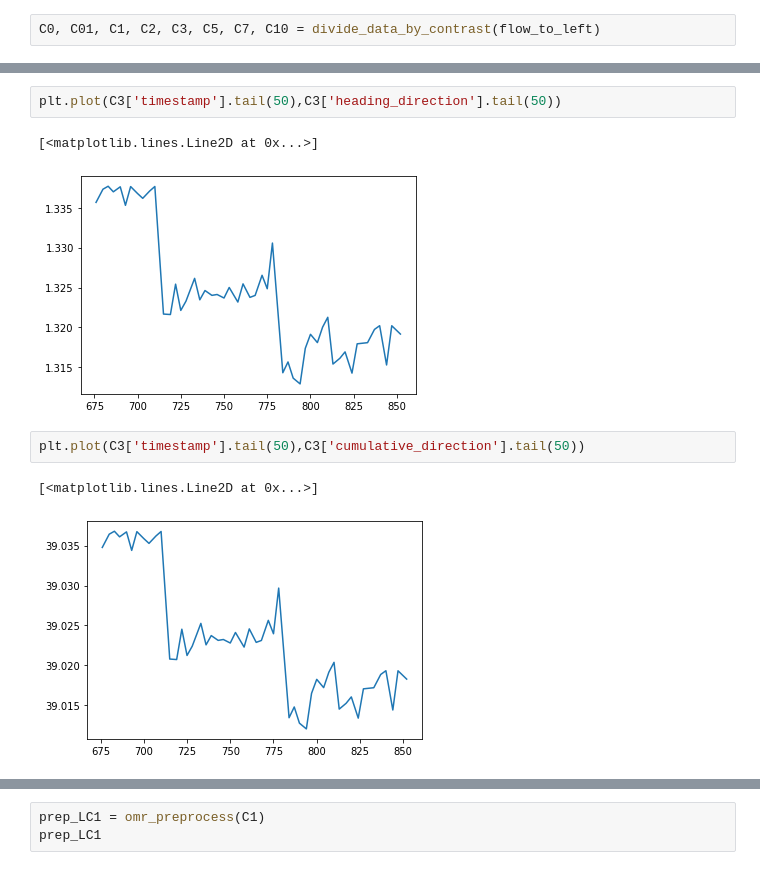
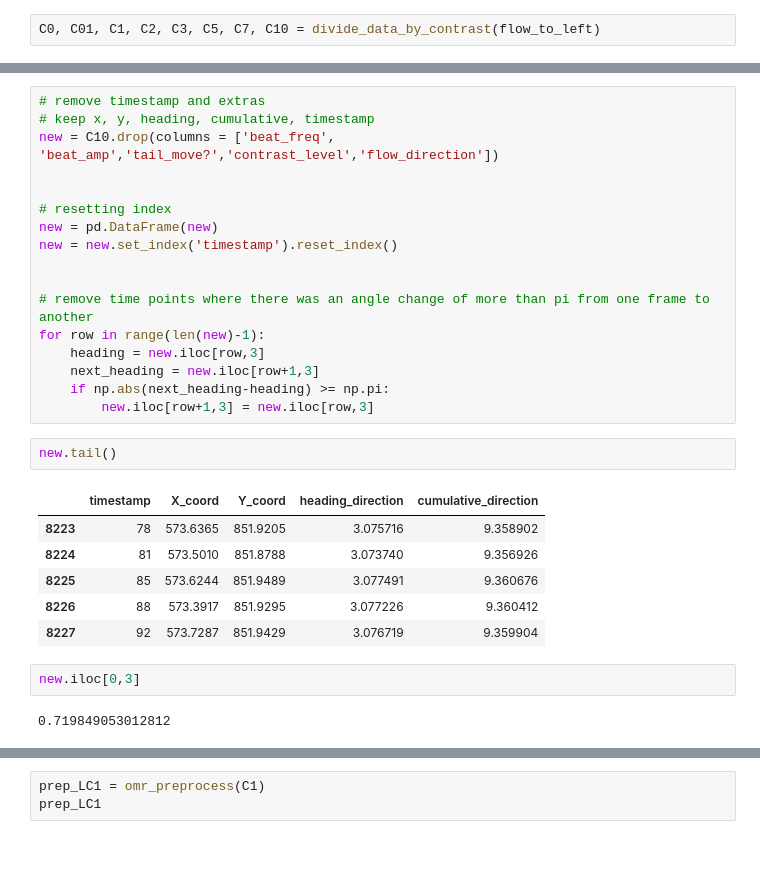
Before and after one commit to katarzyna-kupczyk/Effects-of-Methionine-on-the-OMR-in-Zebrafish-Larvae, a Jupyter notebook: notebooks/first_data_exploration.ipynb, the cells around one changed output, grey strips where cells are left out. Drawn from its saved outputs; the diff is of its cells as text.

```diff
--- a/notebooks/first_data_exploration.ipynb
+++ b/notebooks/first_data_exploration.ipynb
@@ -65,13 +56,33 @@ C10.head()
-# %%
-plt.plot(C3['timestamp'].tail(50),C3['heading_direction'].tail(50))
-# %% [output]
-[<matplotlib.lines.Line2D at 0x...>]
-[figure, removed]
-# %%
-plt.plot(C3['timestamp'].tail(50),C3['cumulative_direction'].tail(50))
-# %% [output]
-[<matplotlib.lines.Line2D at 0x...>]
-[figure, removed]
+# %%
+# remove timestamp and extras
+# keep x, y, heading, cumulative, timestamp
+new = C10.drop(columns = ['beat_freq', 'beat_amp','tail_move?','contrast_level','flow_direction'])
+
+
+# resetting index
+new = pd.DataFrame(new)
+new = new.set_index('timestamp').reset_index()
+
+
+# remove time points where there was an angle change of more than pi from one frame to another
+for row in range(len(new)-1):
+    heading = new.iloc[row,3]
+    next_heading = new.iloc[row+1,3]
+    if np.abs(next_heading-heading) >= np.pi:
+        new.iloc[row+1,3] = new.iloc[row,3]
+# %%
+new.tail()
+# %% [output]
+|  | timestamp | X_coord | Y_coord | heading_direction | cumulative_direction |
+| 8223 | 78 | 573.6365 | 851.9205 | 3.075716 | 9.358902 |
+| 8224 | 81 | 573.5010 | 851.8788 | 3.073740 | 9.356926 |
+| 8225 | 85 | 573.6244 | 851.9489 | 3.077491 | 9.360676 |
+| 8226 | 88 | 573.3917 | 851.9295 | 3.077226 | 9.360412 |
+| 8227 | 92 | 573.7287 | 851.9429 | 3.076719 | 9.359904 |
+# %%
+new.iloc[0,3]
+# %% [output]
+0.719849053012812
 # %%
 def omr_preprocess(data):
     # remove timestamp and extras
```
Also changed, not shown: parts of 4 cells of this notebook, 4 other files.
